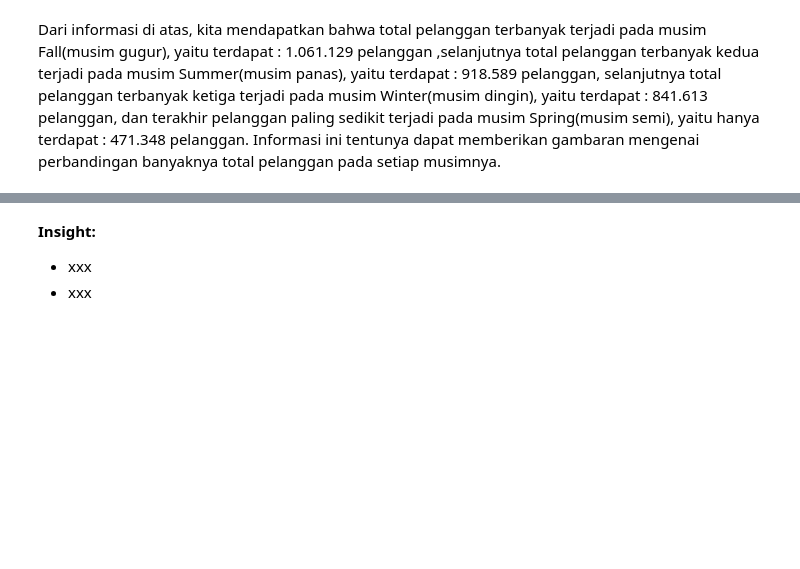
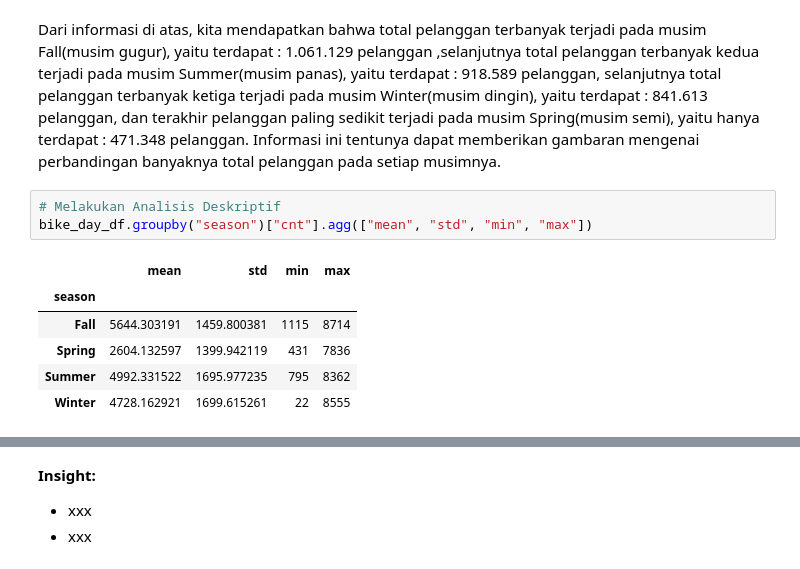
Before and after one commit to Nauviii/first_project_DataAnalayst, a Jupyter notebook: Notebook.ipynb, the cells around one changed output, grey strips where cells are left out. Drawn from its saved outputs; the diff is of its cells as text; blank space fills up the shorter version.

```diff
--- a/Notebook.ipynb
+++ b/Notebook.ipynb
@@ -524,3 +532,13 @@ season_count_day
 | Winter | 841613 |
 # %% [markdown]
 Dari informasi di atas, kita mendapatkan bahwa total pelanggan terbanyak terjadi pada musim Fall(musim gugur), yaitu terdapat : 1.061.129 pelanggan ,selanjutnya total pelanggan terbanyak kedua terjadi pada musim Summer(musim panas), yaitu terdapat : 918.589 pelanggan, selanjutnya total pelanggan terbanyak ketiga terjadi pada musim Winter(musim dingin), yaitu terdapat : 841.613 pelanggan, dan terakhir pelanggan paling sedikit terjadi pada musim Spring(musim semi), yaitu hanya terdapat : 471.348 pelanggan. Informasi ini tentunya dapat memberikan gambaran mengenai perbandingan banyaknya total pelanggan pada setiap musimnya.
+# %%
+# Melakukan Analisis Deskriptif
+bike_day_df.groupby("season")["cnt"].agg(["mean", "std", "min", "max"])
+# %% [output]
+|  | mean | std | min | max |
+| season |  |  |  |  |
+| Fall | 5644.303191 | 1459.800381 | 1115 | 8714 |
+| Spring | 2604.132597 | 1399.942119 | 431 | 7836 |
+| Summer | 4992.331522 | 1695.977235 | 795 | 8362 |
+| Winter | 4728.162921 | 1699.615261 | 22 | 8555 |
```
Also changed, not shown: parts of 13 cells of this notebook.
